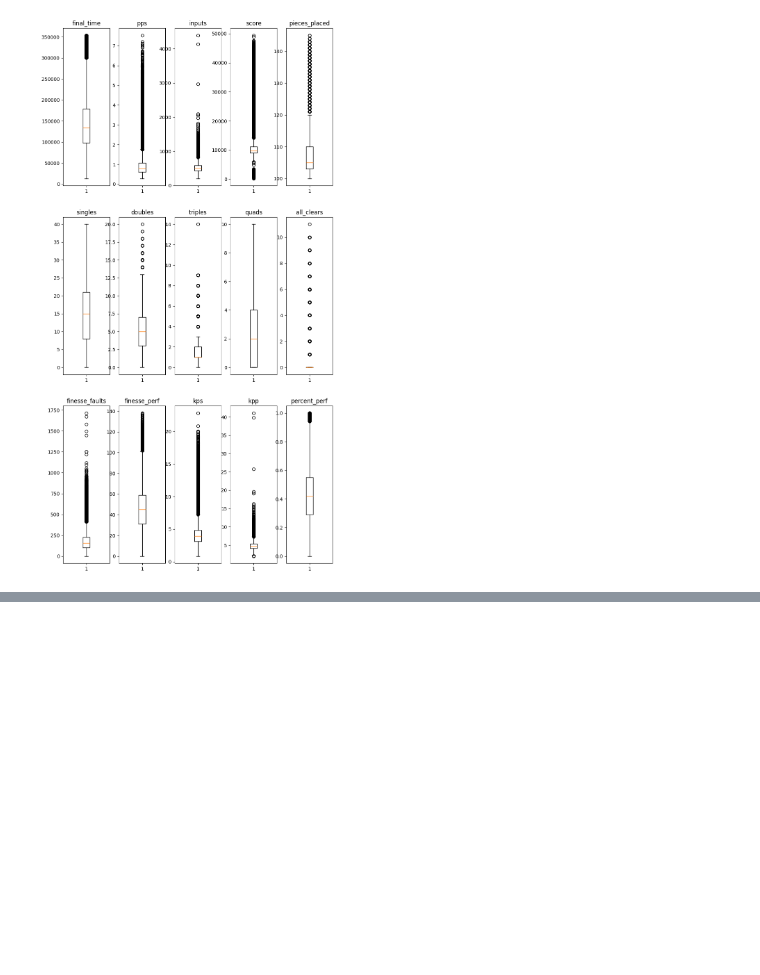
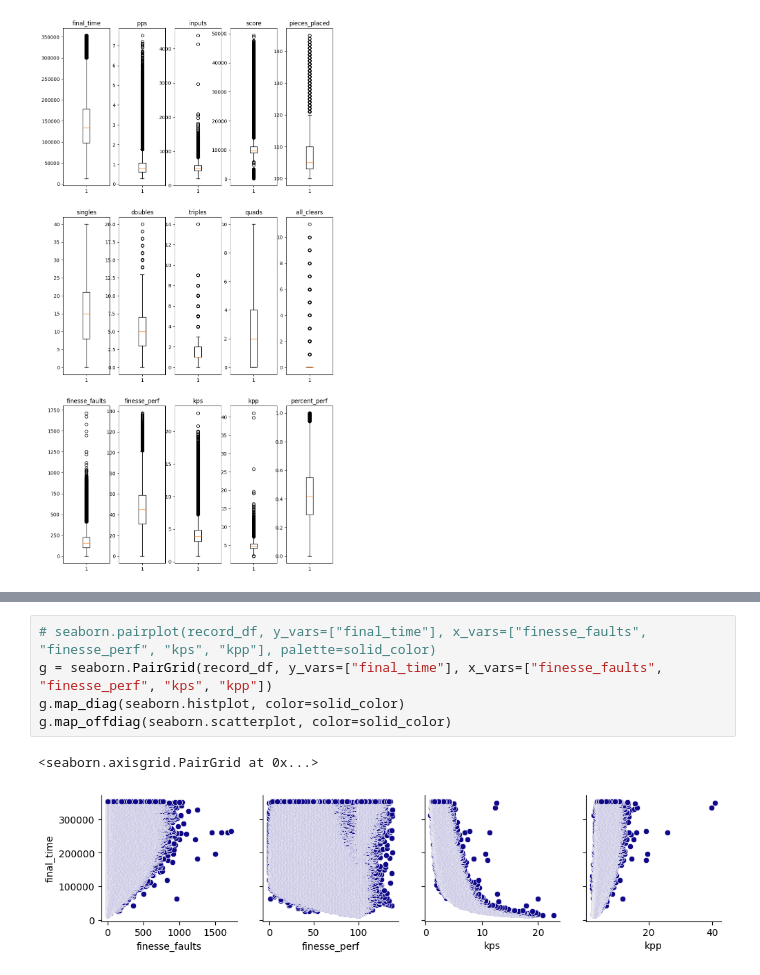
Before and after one commit to unduli-attacked/40-lines-analysis, a Jupyter notebook: analysis-basic.ipynb, the cells around one changed output, grey strips where cells are left out. Saved outputs shown, nothing was run; the diff lists cells and outputs as text; blank space fills up the shorter version.

```diff
--- a/analysis-basic.ipynb
+++ b/analysis-basic.ipynb
@@ -115 +121,9 @@ seaborn.pairplot(record_df, y_vars=["final_time"], x_vars=["pps", "inputs", "sco
+# %%
+# seaborn.pairplot(record_df, y_vars=["final_time"], x_vars=["finesse_faults", "finesse_perf", "kps", "kpp"], palette=solid_color)
+g = seaborn.PairGrid(record_df, y_vars=["final_time"], x_vars=["finesse_faults", "finesse_perf", "kps", "kpp"])
+g.map_diag(seaborn.histplot, color=solid_color)
+g.map_offdiag(seaborn.scatterplot, color=solid_color)
+# %% [output]
+<seaborn.axisgrid.PairGrid at 0x...>
+[figure, added]
 # %%
```
Also changed, not shown: parts of 9 cells of this notebook, 12 other files.
